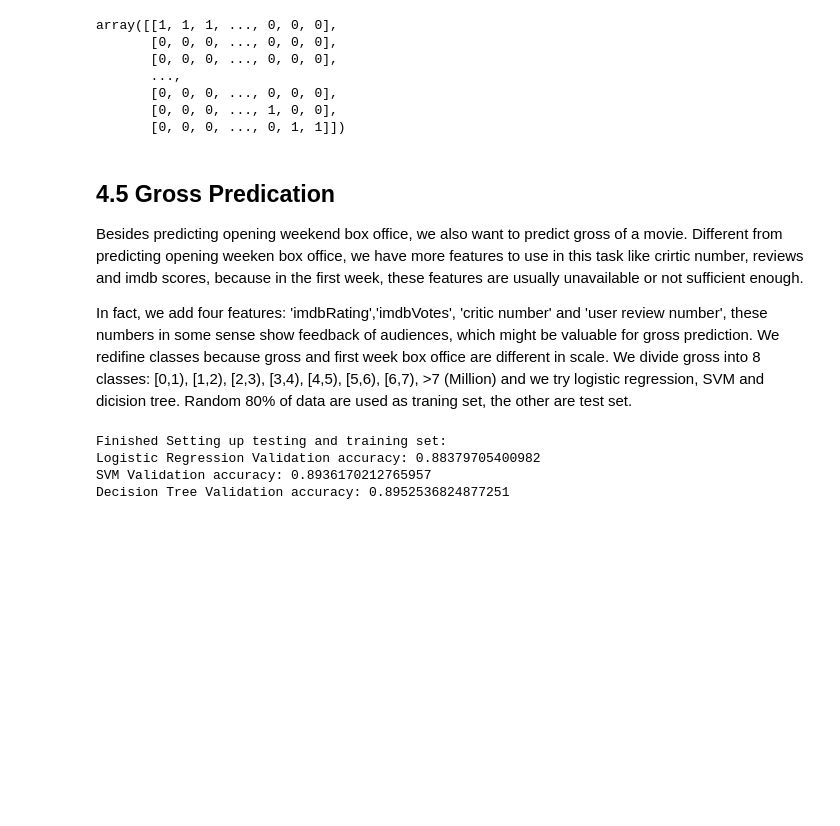
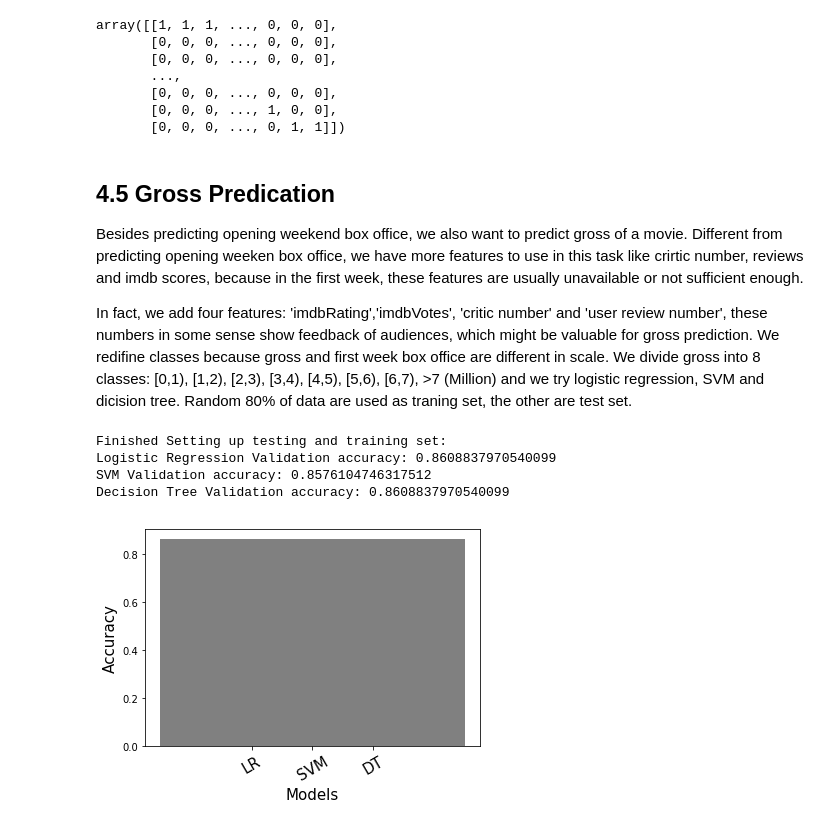
Before and after one commit to cozybed/15-688-movie_predictor, a Jupyter notebook: final_report/rp_scratch.ipynb, the cells around one changed output. Cells and saved outputs as stored; diff of their text form; code cells hidden in the pictures; blank space fills up the shorter version.

```diff
--- a/final_report/rp_scratch.ipynb
+++ b/final_report/rp_scratch.ipynb
@@ -216,7 +216,7 @@ array([[1, 1, 1, ..., 0, 0, 0],
 ## 4.5 Gross Predication
 Besides predicting opening weekend box office, we also want to predict gross of a movie. Different from predicting opening weeken box office, we have more features to use in this task like crirtic number, reviews and imdb scores, because in the first week, these features are usually unavailable or not sufficient enough.
 
-In fact, we add four features: 'imdbRating','imdbVotes', 'critic number' and 'user review number', these numbers in some sense show feedback of audiences, which might be valuable for gross prediction. We redifine classes because gross and first week box office are different in scale. We divide gross into 8 classes: [0,1), [1,2), [2,3), [3,4), [4,5), [5,6), [6,7), >7 (Million) and we try logistic regression, SVM and dicision tree. Random 80% of data are used as traning set, the other are test set.
+In fact, we add four features: 'imdbRating','imdbVotes', 'critic number' and 'user review number', these numbers in some sense show feedback of audiences, which might be valuable for gross prediction. We redifine classes because gross and first week box office are different in scale. We divide gross into 8 classes: \[0,1), [1,2), [2,3), [3,4), [4,5), [5,6), [6,7), >7 (Million) and we try logistic regression, SVM and dicision tree. Random 80% of data are used as traning set, the other are test set.
 # %%
 from sklearn.utils import shuffle
 from sklearn.preprocessing import normalize
@@ -269,33 +269,47 @@ t_Matrix = np.concatenate((actors_Matrix,
                            country_Matrix,
                            production_Matrix,
                            rated_Matrix,
                            numerical_features
                           ), axis=1)
 
 x_train = t_Matrix[:sample_size]
 x_test = t_Matrix[sample_size: ]
 
 y_train = np.array(labels[:sample_size])
 y_test = np.array(labels[sample_size: ])
 
 print ("Finished Setting up testing and training set:")
+values = []
 
 clf_l2_LR = LogisticRegression(multi_class="multinomial", solver = 'lbfgs')
 clf_l2_LR.fit(x_train, y_train)
 y_predit = clf_l2_LR.predict(x_test)
 print("Logistic Regression Validation accuracy:", np.mean(y_predit==y_test))
+values.append(np.mean(y_predit==y_test))
 
 clf = SVC()
 clf.fit(x_train, y_train)
 y_p = clf.predict(x_test)
 print("SVM Validation accuracy:", np.mean(y_p==y_test))
+values.append(np.mean(y_predit==y_test))
 
 clf_tree = DecisionTreeClassifier(max_depth=5)
 clf_tree.fit(x_train, y_train)
 y_p = clf_tree.predict(x_test)
 print("Decision Tree Validation accuracy:", np.mean(y_p==y_test))
+values.append(np.mean(y_predit==y_test))
+
+keys = ['LR', 'SVM', 'DT']
+index = range(len(keys))
+ax=plt.subplot(111)
+plt.bar(index, values, 3, color="grey")
+plt.xticks(index, keys, fontsize=15, rotation=30)
+plt.ylabel('Accuracy',fontsize=15)
+ax.set_xlabel("Models",fontsize=15)
+plt.show()
 # %% [output]
 Finished Setting up testing and training set:
-Logistic Regression Validation accuracy: 0.88379705400982
-SVM Validation accuracy: 0.8936170212765957
-Decision Tree Validation accuracy: 0.8952536824877251
+Logistic Regression Validation accuracy: 0.8608837970540099
+SVM Validation accuracy: 0.8576104746317512
+Decision Tree Validation accuracy: 0.8608837970540099
+[figure, added]
```
Also changed, not shown: parts of 5 cells of this notebook.
